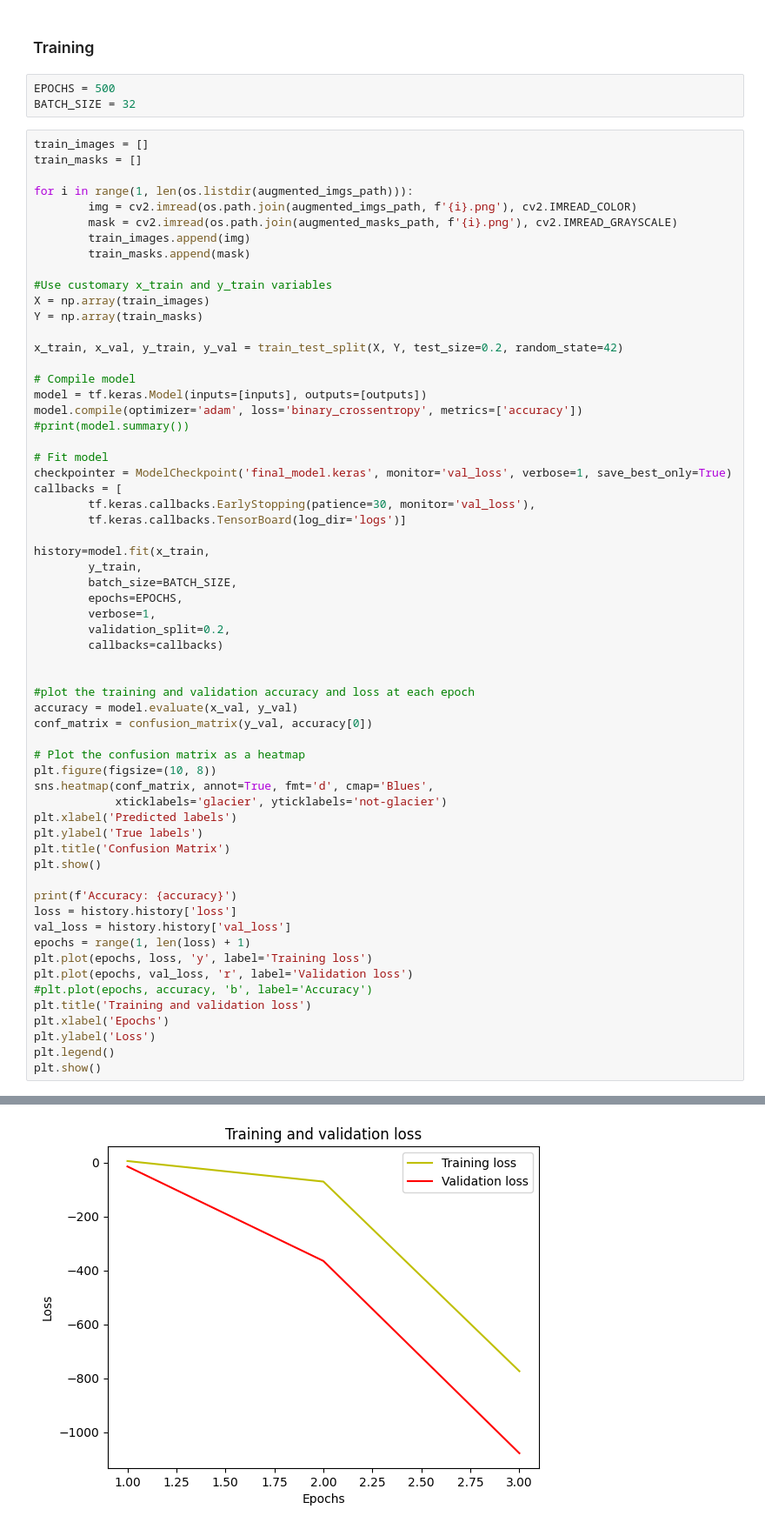
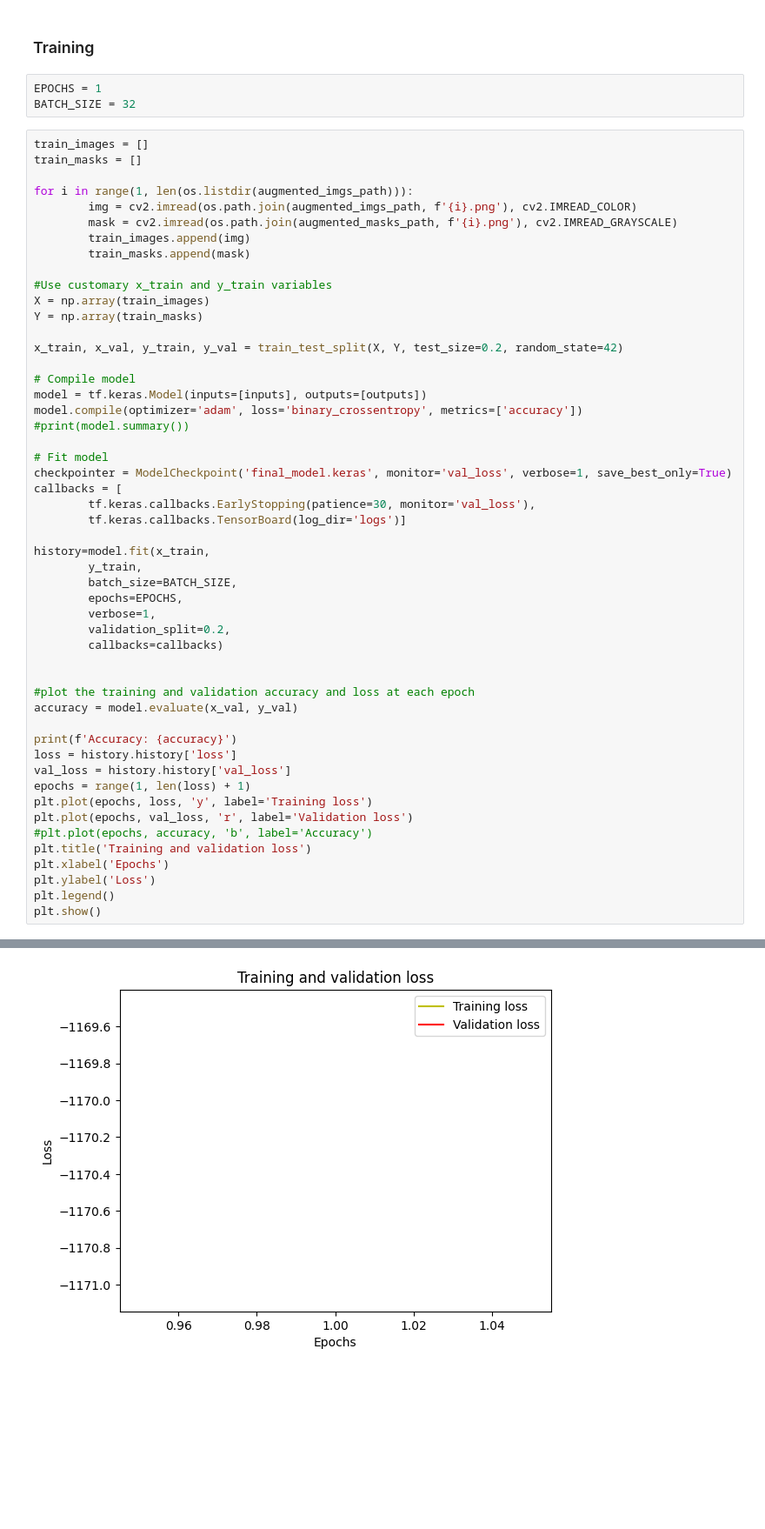
Before and after one commit to sofiagutierrezleiva/Dataton-grupo26, a Jupyter notebook: unet_easy.ipynb, the cells around one changed output, grey strips where cells are left out. Shown at 87% size. Cells and saved outputs as stored; diff of their text form; blank space fills up the shorter version.

```diff
--- a/unet_easy.ipynb
+++ b/unet_easy.ipynb
@@ -78,7 +78,7 @@ outputs = Conv2D(1, (1, 1), activation='sigmoid')(c9)
 # %% [markdown]
 ### Training
 # %%
-EPOCHS = 500
+EPOCHS = 1
 BATCH_SIZE = 32
 # %%
 train_images = []
@@ -118,16 +118,6 @@ history=model.fit(x_train,
 
 #plot the training and validation accuracy and loss at each epoch
 accuracy = model.evaluate(x_val, y_val)
-conf_matrix = confusion_matrix(y_val, accuracy[0])
-
-# Plot the confusion matrix as a heatmap
-plt.figure(figsize=(10, 8))
-sns.heatmap(conf_matrix, annot=True, fmt='d', cmap='Blues',
-            xticklabels='glacier', yticklabels='not-glacier')
-plt.xlabel('Predicted labels')
-plt.ylabel('True labels')
-plt.title('Confusion Matrix')
-plt.show()
 
 print(f'Accuracy: {accuracy}')
 loss = history.history['loss']
@@ -153,4 +138,4 @@ Accuracy: [-1033.7216796875, 0.00017038981604855508]
-[figure, old version]
+[figure, new version]
 # %%
 #Test on a different image
 #READ EXTERNAL IMAGE...
```
Also changed, not shown: parts of 1 cell of this notebook, 1 other file.
